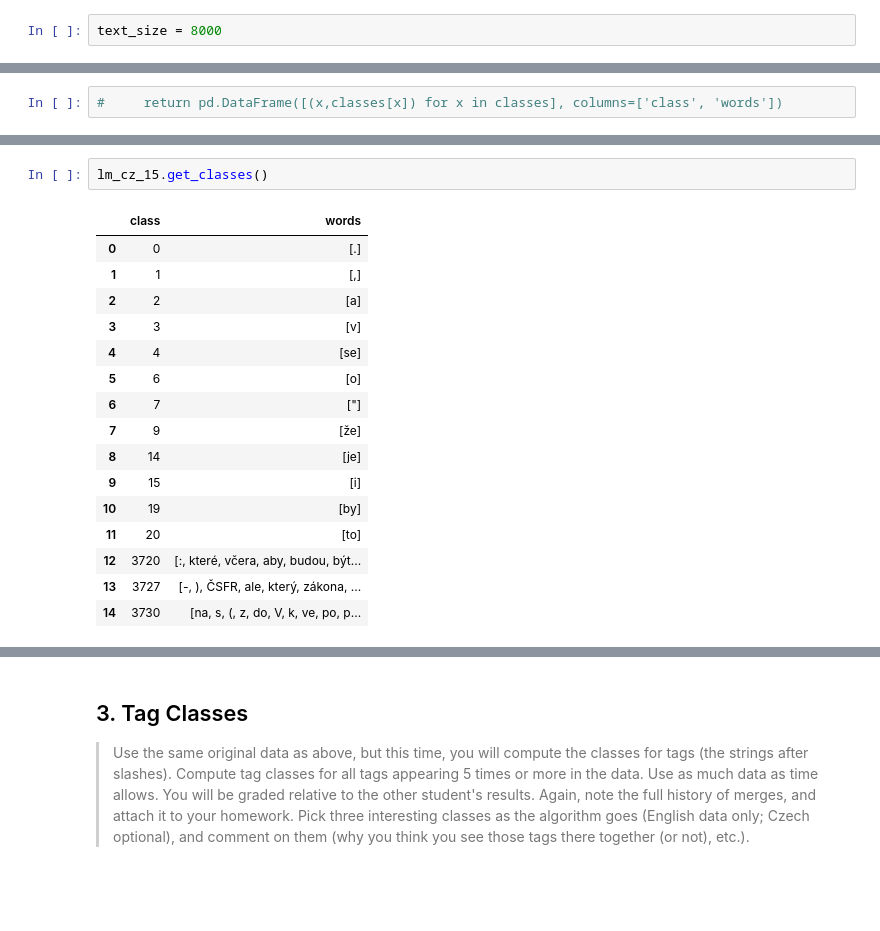
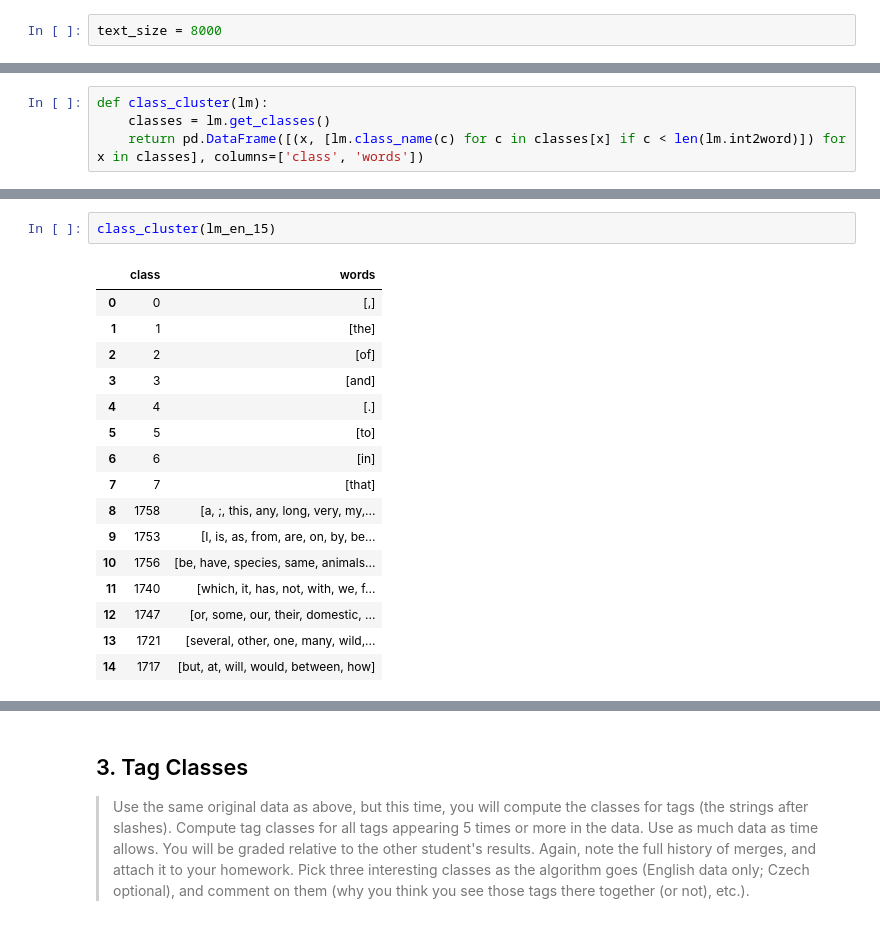
Before and after one commit to Hyperparticle/lct-master, a Jupyter notebook: charles-university/statistical-nlp/assignment-2/nlp-assignment-2.ipynb, the cells around one changed output, grey strips where cells are left out. Cells and saved outputs as stored; diff of their text form; blank space fills up the shorter version.

```diff
--- a/charles-university/statistical-nlp/assignment-2/nlp-assignment-2.ipynb
+++ b/charles-university/statistical-nlp/assignment-2/nlp-assignment-2.ipynb
@@ -539,2 +583,4 @@ lm_cz_15 = LmCluster(words_cz[:text_size])
 # %%
-#     return pd.DataFrame([(x,classes[x]) for x in classes], columns=['class', 'words'])
+def class_cluster(lm):
+    classes = lm.get_classes()
+    return pd.DataFrame([(x, [lm.class_name(c) for c in classes[x] if c < len(lm.int2word)]) for x in classes], columns=['class', 'words'])
@@ -560,19 +587,19 @@ lm_en_15.get_classes()
-# %%
-lm_cz_15.get_classes()
-# %% [output]
-|  | class | words |
-| 0 | 0 | [.] |
-| 1 | 1 | [,] |
-| 2 | 2 | [a] |
-| 3 | 3 | [v] |
-| 4 | 4 | [se] |
-| 5 | 6 | [o] |
-| 6 | 7 | ["] |
-| 7 | 9 | [že] |
-| 8 | 14 | [je] |
-| 9 | 15 | [i] |
-| 10 | 19 | [by] |
-| 11 | 20 | [to] |
-| 12 | 3720 | [:, které, včera, aby, budou, být... |
-| 13 | 3727 | [-, ), ČSFR, ale, který, zákona, ... |
-| 14 | 3730 | [na, s, (, z, do, V, k, ve, po, p... |
+# %%
+class_cluster(lm_en_15)
+# %% [output]
+|  | class | words |
+| 0 | 0 | [,] |
+| 1 | 1 | [the] |
+| 2 | 2 | [of] |
+| 3 | 3 | [and] |
+| 4 | 4 | [.] |
+| 5 | 5 | [to] |
+| 6 | 6 | [in] |
+| 7 | 7 | [that] |
+| 8 | 1758 | [a, ;, this, any, long, very, my,... |
+| 9 | 1753 | [I, is, as, from, are, on, by, be... |
+| 10 | 1756 | [be, have, species, same, animals... |
+| 11 | 1740 | [which, it, has, not, with, we, f... |
+| 12 | 1747 | [or, some, our, their, domestic, ... |
+| 13 | 1721 | [several, other, one, many, wild,... |
+| 14 | 1717 | [but, at, will, would, between, how] |
```
Also changed, not shown: parts of 17 cells of this notebook, 2 other files.
